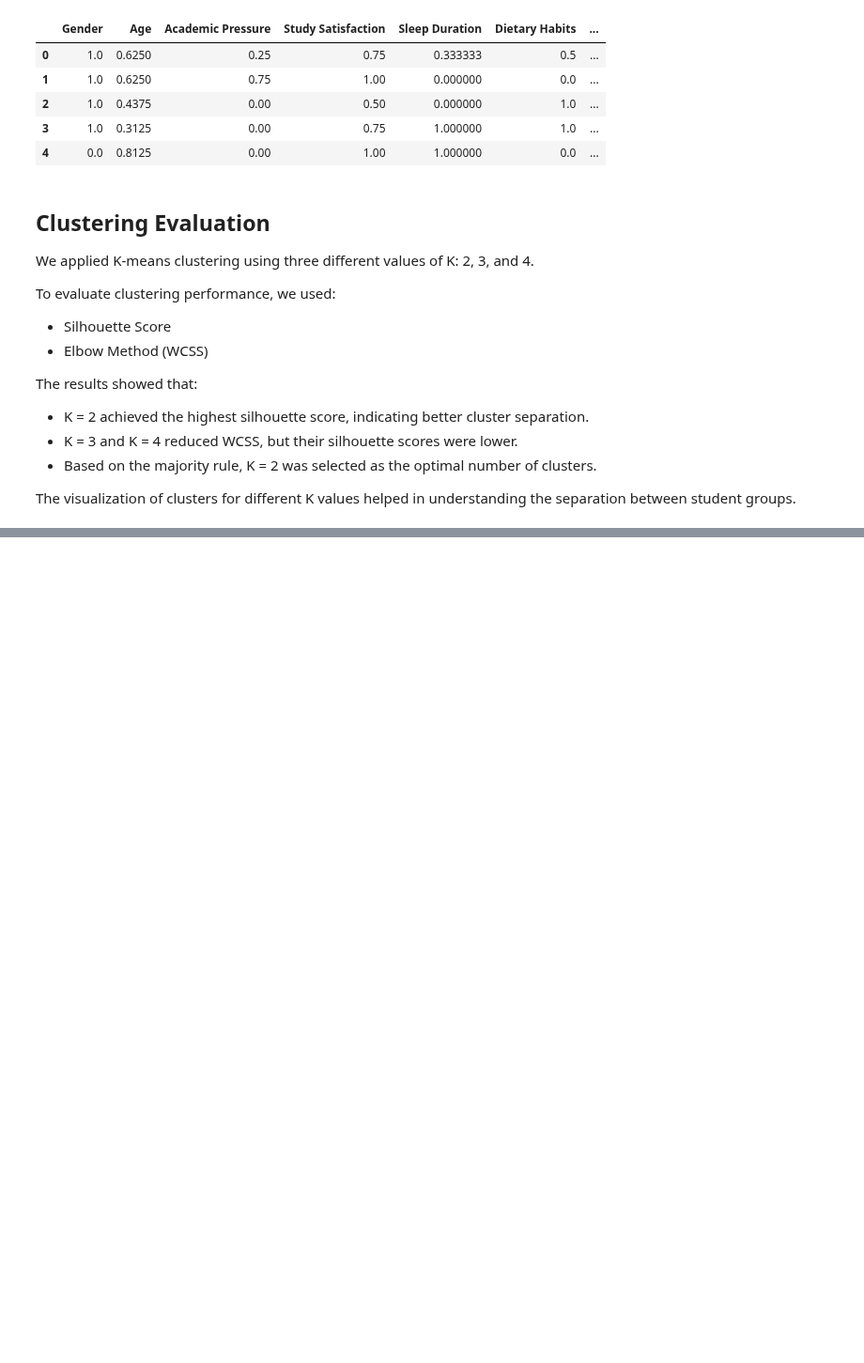
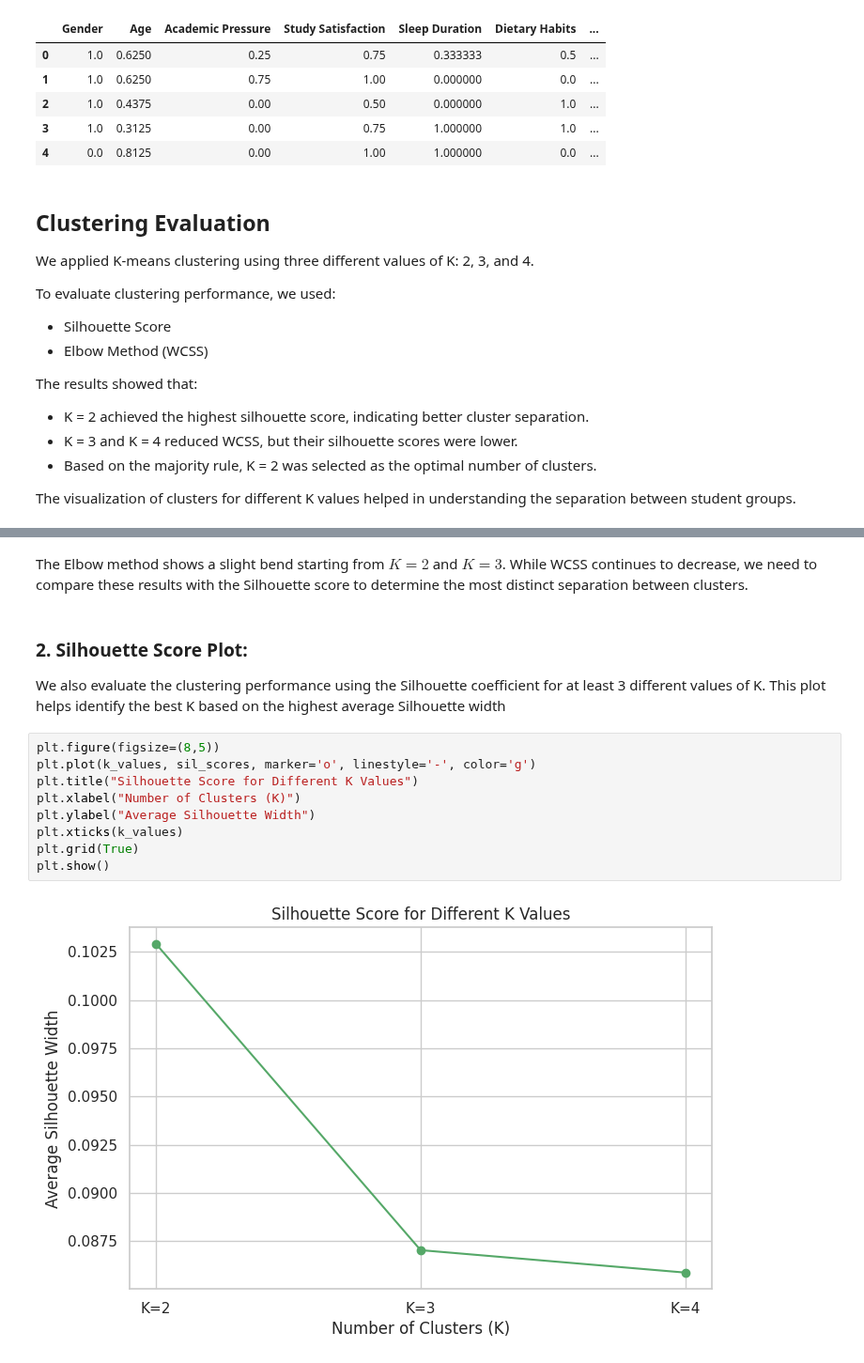
Before and after one commit to joodali25/IT326-DataMining-Project, a Jupyter notebook: Reports/Phase3.ipynb, the cells around one changed output, grey strips where cells are left out. Shown at 94% size. Drawn from its saved outputs; the diff is of its cells as text; blank space fills up the shorter version.

```diff
--- a/Reports/Phase3.ipynb
+++ b/Reports/Phase3.ipynb
@@ -282,0 +339,16 @@ The visualization of clusters for different K values helped in understanding the
+# %% [markdown]
+The Elbow method shows a slight bend starting from $K=2$ and $K=3$. While WCSS continues to decrease, we need to compare these results with the Silhouette score to determine the most distinct separation between clusters.
+# %% [markdown]
+### **2. Silhouette Score Plot:**
+We also evaluate the clustering performance using the Silhouette coefficient for at least 3 different values of K. This plot helps identify the best K based on the highest average Silhouette width
+# %%
+plt.figure(figsize=(8,5))
+plt.plot(k_values, sil_scores, marker='o', linestyle='-', color='g')
+plt.title("Silhouette Score for Different K Values")
+plt.xlabel("Number of Clusters (K)")
+plt.ylabel("Average Silhouette Width")
+plt.xticks(k_values)
+plt.grid(True)
+plt.show()
+# %% [output]
+[figure, added]
```
Also changed, not shown: parts of 16 cells of this notebook.
